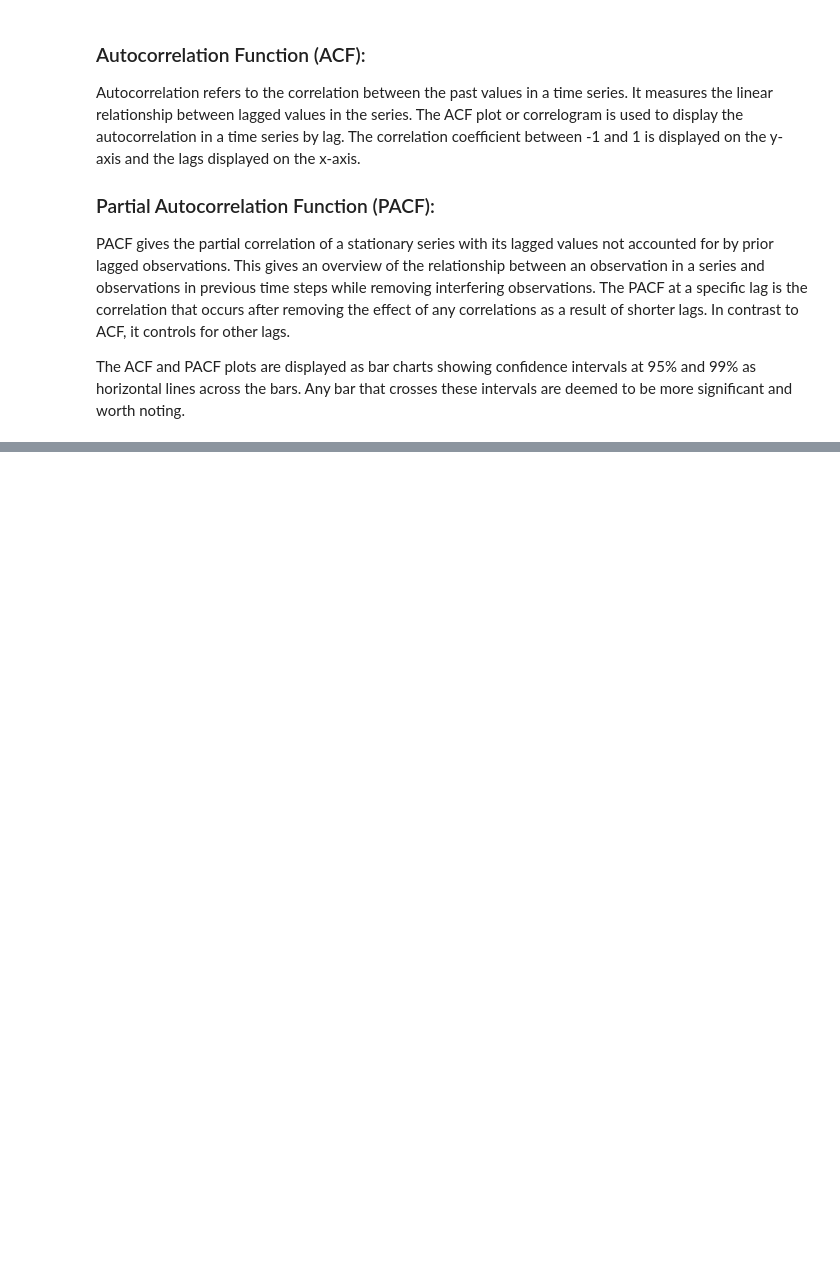
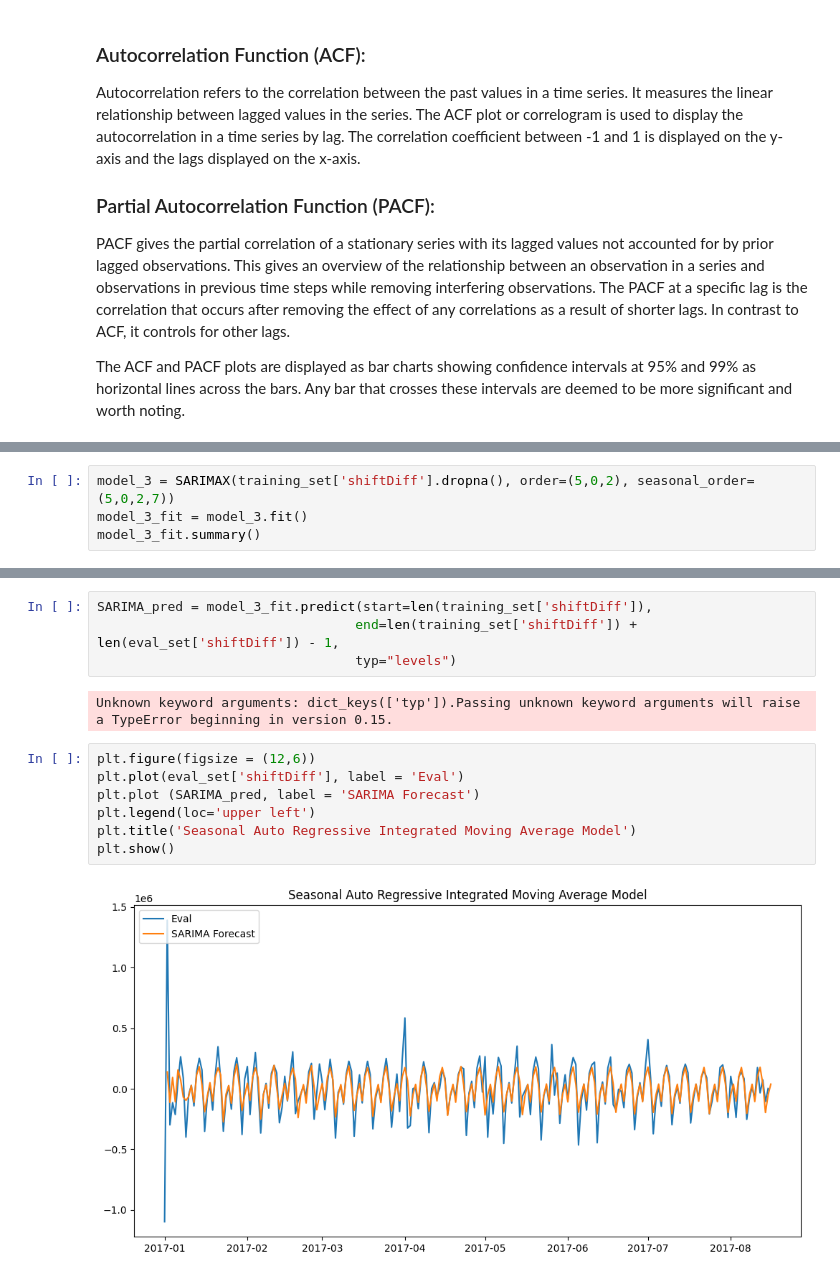
Before and after one commit to Azie88/Time-Series-Sales-Prediction-ARIMA, a Jupyter notebook: ARIMA_Model.ipynb, the cells around one changed output, grey strips where cells are left out. Cells and saved outputs as stored; diff of their text form; blank space fills up the shorter version.

```diff
--- a/ARIMA_Model.ipynb
+++ b/ARIMA_Model.ipynb
@@ -372,0 +512,4 @@ AR_pred = AR_model_results.predict (start = len(daily_sum_sales['shiftDiff']),
+# %%
+model_3 = SARIMAX(training_set['shiftDiff'].dropna(), order=(5,0,2), seasonal_order=(5,0,2,7))
+model_3_fit = model_3.fit()
+model_3_fit.summary()
@@ -372,0 +555,15 @@ AR_pred = AR_model_results.predict (start = len(daily_sum_sales['shiftDiff']),
+# %%
+SARIMA_pred = model_3_fit.predict(start=len(training_set['shiftDiff']),
+                                 end=len(training_set['shiftDiff']) + len(eval_set['shiftDiff']) - 1,
+                                 typ="levels")
+# %% [output]
+Unknown keyword arguments: dict_keys(['typ']).Passing unknown keyword arguments will raise a TypeError beginning in version 0.15.
+# %%
+plt.figure(figsize = (12,6))
+plt.plot(eval_set['shiftDiff'], label = 'Eval')
+plt.plot (SARIMA_pred, label = 'SARIMA Forecast')
+plt.legend(loc='upper left')
+plt.title('Seasonal Auto Regressive Integrated Moving Average Model')
+plt.show()
+# %% [output]
+[figure, added]
```
Also changed, not shown: parts of 19 cells of this notebook.
